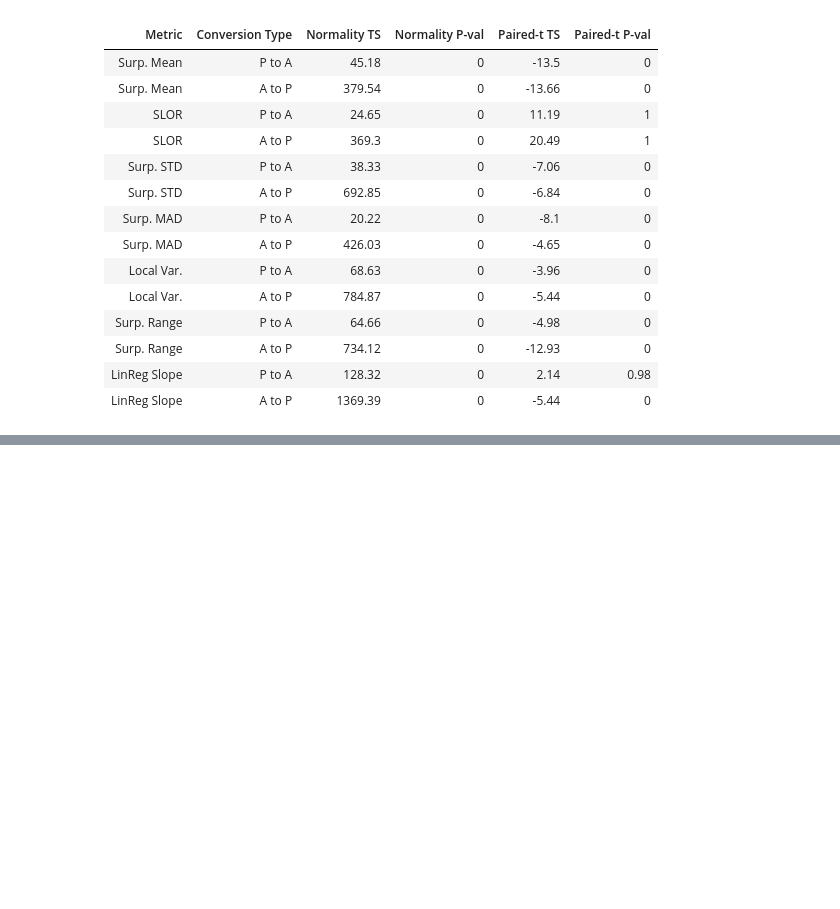
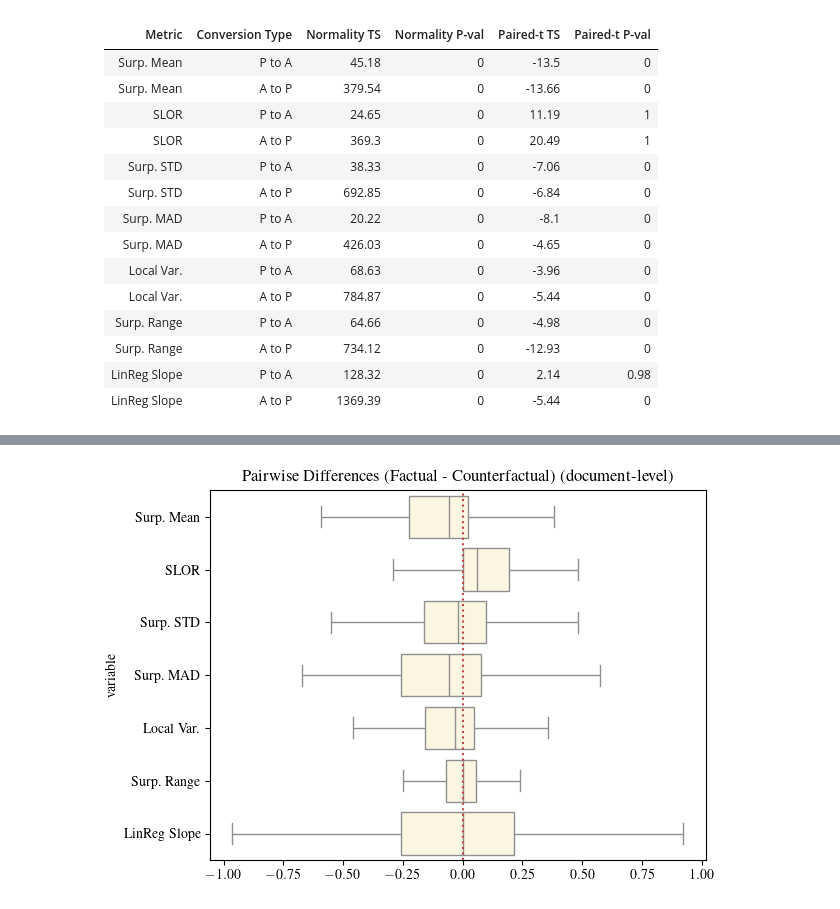
Before and after one commit to NolanChai/active-passive-alternations, a Jupyter notebook: notebooks/UID_analysis.ipynb, the cells around one changed output, grey strips where cells are left out. Cells and saved outputs as stored; diff of their text form; code cells hidden in the pictures; blank space fills up the shorter version.

```diff
--- a/notebooks/UID_analysis.ipynb
+++ b/notebooks/UID_analysis.ipynb
@@ -503,0 +590,8 @@ display(Markdown(content))
+# %%
+pw_diffs = (cf_comparison
+            .groupby(['doc_name'])
+            .apply(process_diffs)
+            .reset_index())
+for metric in metrics:
+    pw_diffs[metric] = pw_diffs[metric].astype(float)
+pw_diffs.head()
@@ -503,0 +623,16 @@ display(Markdown(content))
+# %%
+sns.boxplot((pw_diffs[['doc_name', 'sent_idx', 'conversion'] + metrics]
+             .melt(id_vars=['doc_name', 'sent_idx', 'conversion'])),
+            x='value', y='variable',
+            color=conversion_cmap['Both'],
+            showfliers=False,
+            # inner=None
+            )
+plt.axvline(x=0, color='#BF4646', linestyle='dotted', zorder=5)
+plt.title(f"Pairwise Differences (Factual - Counterfactual) ({uid_level}-level)")
+plt.xlabel('')
+plt.yticks(ticks=metrics, labels=metrics_formatted)
+plt.savefig("../plots/pw_diffs_fact-counterfact" + plot_suffix,
+            dpi=200, bbox_inches='tight')
+# %% [output]
+[figure, added]
```
Also changed, not shown: parts of 27 cells of this notebook.
